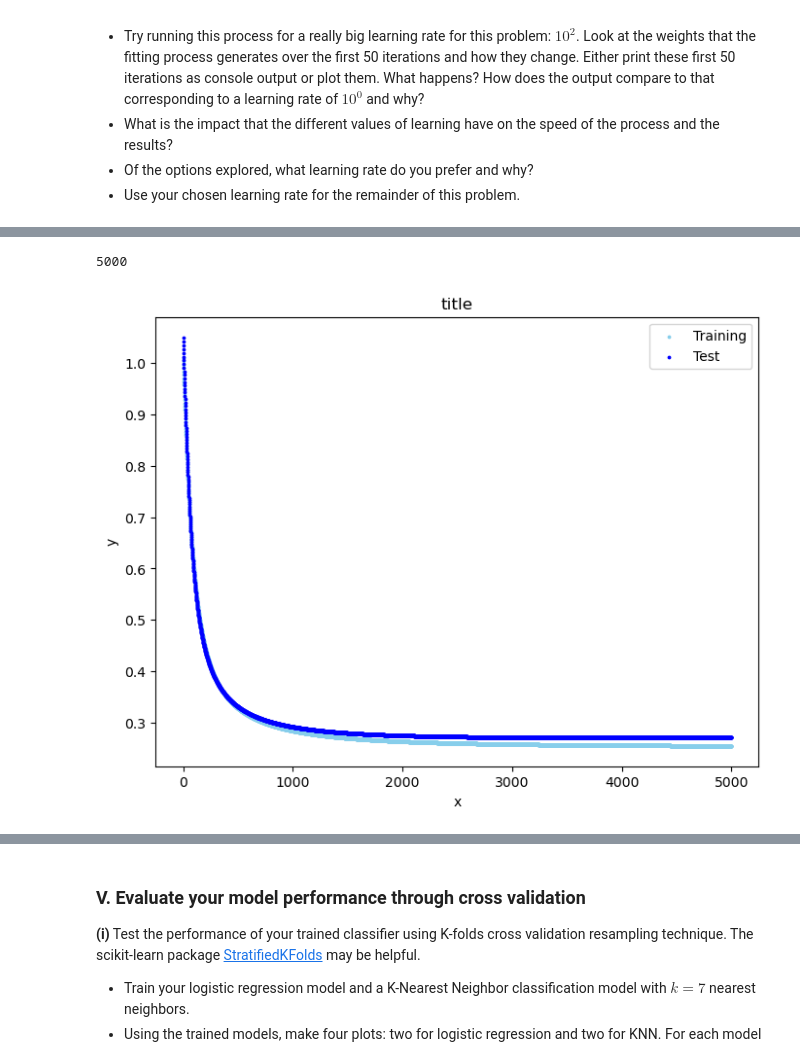
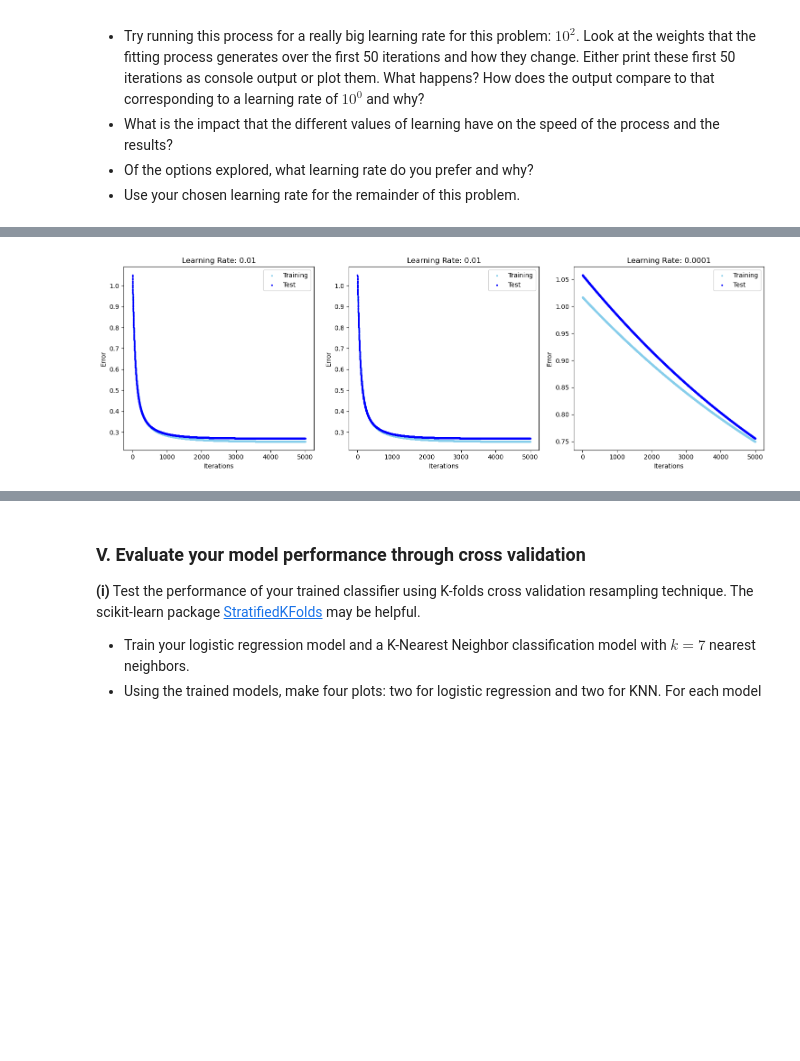
Before and after one commit to BarbaraPFloresRios/IDS705_PrinciplesOfMachineLearning, a Jupyter notebook: Assignment_3_SupervisedLearning_ModelTrainingAndEvaluation/Assignment_3.ipynb, the cells around one changed output, grey strips where cells are left out. Cells and saved outputs as stored; diff of their text form; code cells hidden in the pictures; blank space fills up the shorter version.

```diff
--- a/Assignment_3_SupervisedLearning_ModelTrainingAndEvaluation/Assignment_3.ipynb
+++ b/Assignment_3_SupervisedLearning_ModelTrainingAndEvaluation/Assignment_3.ipynb
@@ -439,16 +423,0 @@ lc_test_3 = model_3.learning_curve(X_test, y_test)
-# %%
-lc_train = [lc_train_1, lc_train_2, lc_train_3]
-lc_test = [lc_test_1, lc_test_2, lc_test_3]
-
-fig, axs = plt.subplots(1, len(lc_train), figsize=(15, 5), sharey=True)
-for i, (train, test) in enumerate(zip(lc_train, lc_test)):
-    axs[i].scatter(range(5000), train, color="skyblue", label="Training", s=3)
-    axs[i].scatter(range(5000), test, color="blue", label="Test", s=3)
-    axs[i].set_xlabel("x")
-    axs[i].set_ylabel("y")
-    axs[i].set_title(f"Plot {i+1}")
-    axs[i].legend()
-
-# Ajustar el diseño
-plt.tight_layout()
-plt.show()
@@ -457,19 +424,17 @@ plt.show()
-# %%
-len(lc_test_1)
-# %% [output]
-5000
 # %%
-plt.figure(figsize=(8, 6))
+plt.figure(figsize=(15, 5))
 
 
-plt.scatter(range(5000), lc_train_1, color="skyblue", label="Training", s=3)
+for i in range(len(learning_rates)):
+    plt.subplot(1, len(learning_rates), i + 1)
+    plt.scatter(range(5000), lc_train[i], color="skyblue", label="Training", s=3)
+    plt.scatter(range(5000), lc_test[i], color="blue", label="Test", s=3)
+    plt.xlabel("Iterations")
+    plt.ylabel("Error")
+    plt.title(f"Learning Rate: {learning_rates[i]}")
+    plt.legend()
 
-plt.scatter(range(5000), lc_test_1, color="blue", label="Test", s=3)
-
-plt.xlabel("x")
-plt.ylabel("y")
-plt.title("title")
-plt.legend()
+plt.tight_layout()
 plt.show()
 # %% [output]
-[figure, old version]
+[figure, new version]
```
Also changed, not shown: parts of 3 cells of this notebook.
